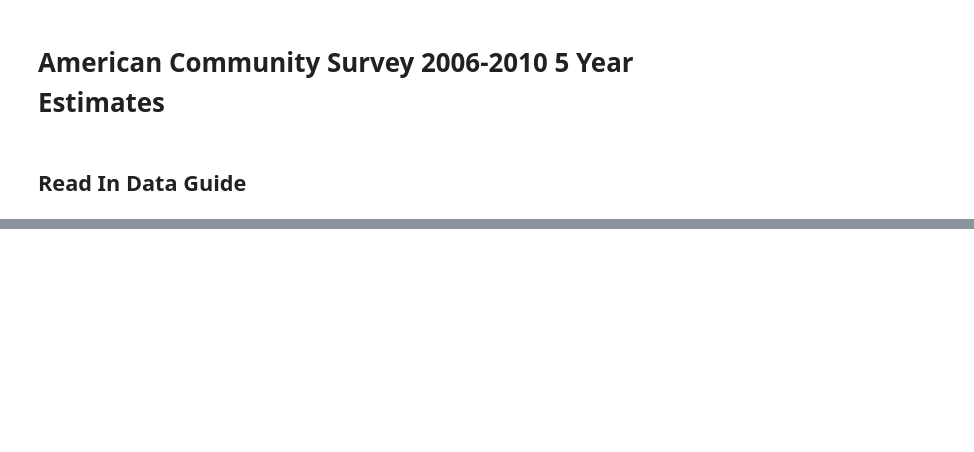
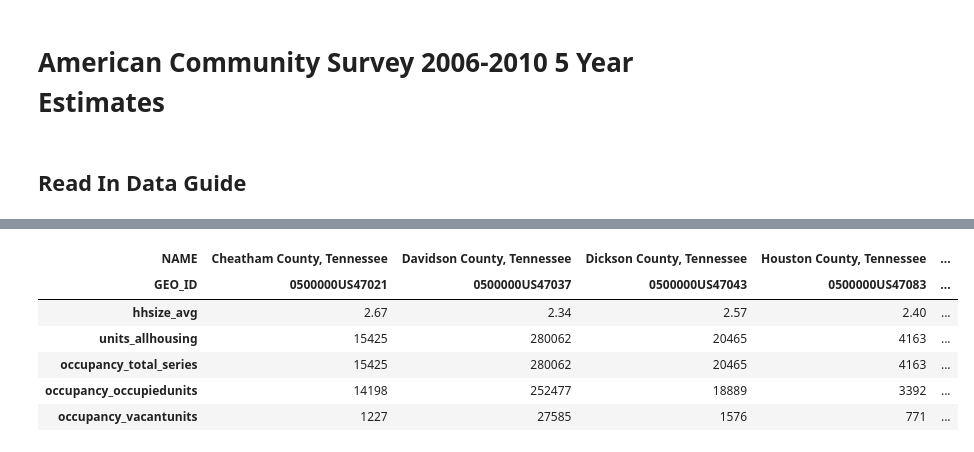
Before and after one commit to Greater-Nashville-Regional-Council/GNRC-Data-Integration, a Jupyter notebook: Notebooks/1. API Pulls/ACS 2010 5YR.ipynb, the cells around one changed output, grey strips where cells are left out. Saved outputs shown, nothing was run; the diff lists cells and outputs as text; code cells hidden in the pictures; blank space fills up the shorter version.

```diff
--- a/Notebooks/1. API Pulls/ACS 2010 5YR.ipynb
+++ b/Notebooks/1. API Pulls/ACS 2010 5YR.ipynb
@@ -224,5 +195,13 @@ new_df.head()
 # %%
 data = new_df
 # %%
-data = data.set_index(['NAME', 'GEO_ID'])
+data = data.set_index(['NAME', 'GEO_ID']).transpose()
 data.head()
+# %% [output]
+| NAME | Cheatham County, Tennessee | Davidson County, Tennessee | Dickson County, Tennessee | Houston County, Tennessee | ... |
+| GEO_ID | 0500000US47021 | 0500000US47037 | 0500000US47043 | 0500000US47083 | ... |
+| hhsize_avg | 2.67 | 2.34 | 2.57 | 2.40 | ... |
+| units_allhousing | 15425 | 280062 | 20465 | 4163 | ... |
+| occupancy_total_series | 15425 | 280062 | 20465 | 4163 | ... |
+| occupancy_occupiedunits | 14198 | 252477 | 18889 | 3392 | ... |
+| occupancy_vacantunits | 1227 | 27585 | 1576 | 771 | ... |
```
Also changed, not shown: parts of 19 cells of this notebook, 15 other files.
